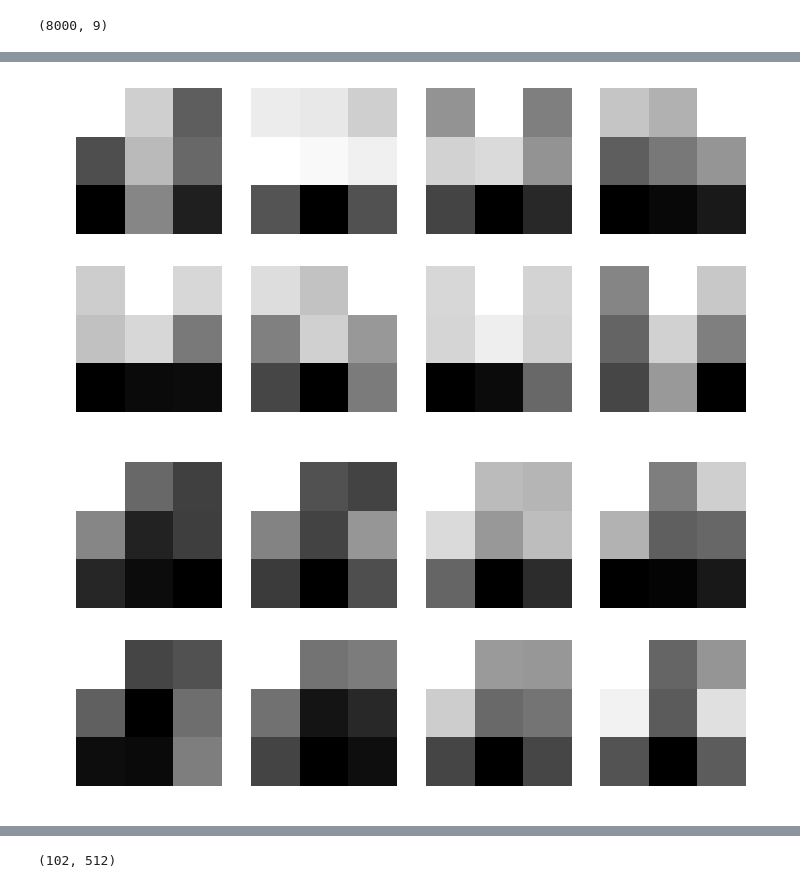
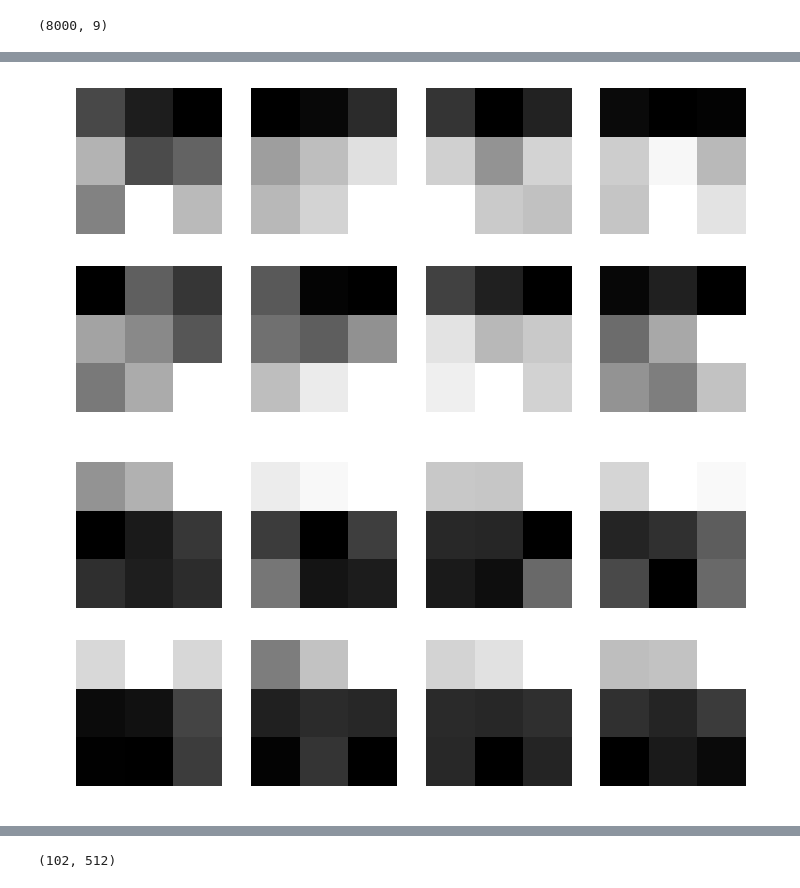
Before and after one commit to aleozlx/tsne-conv, a Jupyter notebook: tsne.ipynb, the cells around one changed output, grey strips where cells are left out. Cells and saved outputs as stored; diff of their text form; code cells hidden in the pictures.

Commit message:
+ plots

```diff
--- a/tsne.ipynb
+++ b/tsne.ipynb
@@ -227,12 +241,12 @@ def show_filters(class_idx):
         plt.imshow(filters[i], cmap='gray')
     # plt.savefig(layer_name+'.png')
 # %%
-show_filters(2)
+show_filters(3)
 # %% [output]
-[figure, old version]
+[figure, new version]
 # %%
-show_filters(164)
+show_filters(150)
 # %% [output]
-[figure, old version]
+[figure, new version]
 # %%
 show_filters(7)
```
Also changed, not shown: parts of 30 cells of this notebook.
